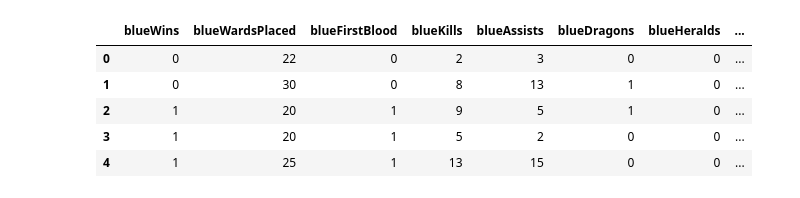
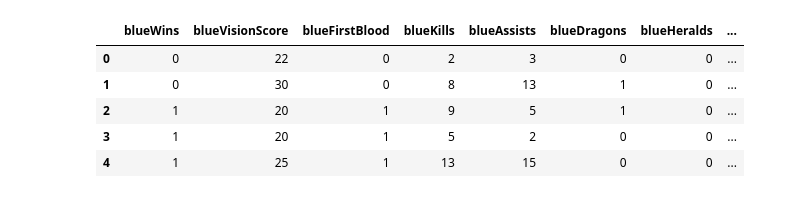
Before and after one commit to jnhoogstra/League_Predict, a Jupyter notebook: Notebooks/Individual/jake/tom's data.ipynb, the cells around one changed output. Cells and saved outputs as stored; diff of their text form; code cells hidden in the pictures.

```diff
--- a/Notebooks/Individual/jake/tom's data.ipynb
+++ b/Notebooks/Individual/jake/tom's data.ipynb
@@ -18,0 +9,10 @@ df.head()
+# %%
+df = pd.read_csv("../../../archive/All_high_diamond_cleaner.csv")
+
+df = df.drop(['gameId', 'blueWardsDestroyed','blueTotalExperience',
+         'blueTotalJungleMinionsKilled','blueGoldDiff','blueExperienceDiff','blueGoldPerMin',
+         'redWardsDestroyed','redTotalExperience','redTotalJungleMinionsKilled',
+         'redGoldPerMin','blueConventional','redConventional','blueBottoms','blueMiddles',
+         'blueTops','blueJungles','redBottoms','redMiddles','redTops','redJungles'], axis = 1)
+
+df.head()
@@ -19,34 +26,34 @@ df.head()
 # %%
 game1b = [8, 6, 7, 6, 6]
 game1r = [8, 7, 8, 7, 7]
 
 game2b = [8, 7, 8, 7, 6]
 game2r = [8, 6, 8, 7, 6]
 
 game3b = [9, 6, 9, 6, 6]
 game3r = [8, 7, 8, 6, 6]
 
 game4b = [7, 7, 9, 6, 6]
 game4r = [7, 6, 7, 6, 6]
 
 game5b = [8, 7, 7, 7, 6]
 game5r = [8, 6, 8, 6, 6]
 
-tom = pd.DataFrame([[0, 22, 0, 2, 3, 0, 0, 0, np.mean(game1b), 25.7, 6, 5, 1, 0, 0, np.mean(game1r), 29, np.nan, np.nan, np.nan, np.nan,
+tom = pd.DataFrame([[0, 22, 0, 2, 3, 0, 0, 0, np.mean(game1b), 25.7, 23, 6, 5, 1, 0, 0, np.mean(game1r), 29, np.nan, np.nan, np.nan, np.nan,
                     0, 0, 0, 0, 0, 0, 1, 0, 0, 0, 8, 6, np.std(game1b), 8, 7, np.std(game1r)],
-                   [0, 30, 0, 8, 13, 1, 0, 0, np.mean(game2b), 27.8, 9, 12, 0, 0, 0, np.mean(game2r), 27.9, np.nan, np.nan, np.nan, np.nan,
+                   [0, 30, 0, 8, 13, 1, 0, 0, np.mean(game2b), 27.8, 26, 9, 12, 0, 0, 0, np.mean(game2r), 27.9, np.nan, np.nan, np.nan, np.nan,
                     0, 0, 0, 0, 0, 0, 0, 0, 0, 0, 8, 6, np.std(game2b), 8, 6, np.std(game2r)],
-                   [1, 20, 1, 9, 5, 1, 0, 0, np.mean(game3b), 27.7, 6, 8, 0, 0, 0, np.mean(game3r), 25.8, np.nan, np.nan, np.nan, np.nan,
+                   [1, 20, 1, 9, 5, 1, 0, 0, np.mean(game3b), 27.7, 31, 6, 8, 0, 0, 0, np.mean(game3r), 25.8, np.nan, np.nan, np.nan, np.nan,
                     0, 0, 0, 0, 0, 0, 0, 0, 0, 0, 9, 6, np.std(game3b), 8, 6, np.std(game3r)],
-                   [1, 20, 1, 5, 2, 0, 0, 0, np.mean(game4b), 26.5, 1, 0, 1, 0, 0, np.mean(game4r), 24.5, np.nan, np.nan, np.nan, np.nan,
+                   [1, 20, 1, 5, 2, 0, 0, 0, np.mean(game4b), 26.5, 18, 1, 0, 1, 0, 0, np.mean(game4r), 24.5, np.nan, np.nan, np.nan, np.nan,
                     0, 0, 0, 0, 0, 0, 0, 0, 0, 0, 9, 6, np.std(game4b), 7, 6, np.std(game4r)],
-                   [1, 25, 1, 13, 15, 0, 0, 0, np.mean(game5b), 21.1, 7, 5, 0, 0, 0, np.mean(game5r), 25.5, np.nan, np.nan, np.nan, np.nan,
+                   [1, 25, 1, 13, 15, 0, 0, 0, np.mean(game5b), 21.1, 17, 7, 5, 0, 0, 0, np.mean(game5r), 25.5, np.nan, np.nan, np.nan, np.nan,
                     0, 0, 0, 0, 0, 0, 0, 0, 0, 0, 8, 7, np.std(game5b), 8, 6, np.std(game5r)]],
                    columns=df.columns)
 
 tom.head()
 # %% [output]
-|  | blueWins | blueWardsPlaced | blueFirstBlood | blueKills | blueAssists | blueDragons | blueHeralds | ... |
+|  | blueWins | blueVisionScore | blueFirstBlood | blueKills | blueAssists | blueDragons | blueHeralds | ... |
 | 0 | 0 | 22 | 0 | 2 | 3 | 0 | 0 | ... |
 | 1 | 0 | 30 | 0 | 8 | 13 | 1 | 0 | ... |
 | 2 | 1 | 20 | 1 | 9 | 5 | 1 | 0 | ... |
```
Also changed, not shown: parts of 3 cells of this notebook, 2 other files.
